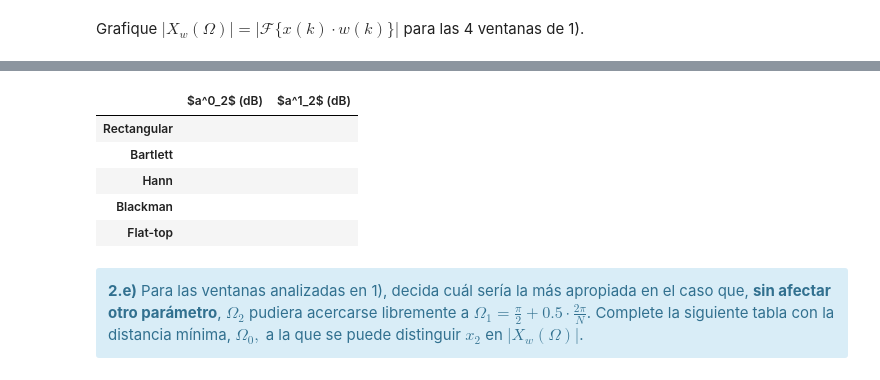
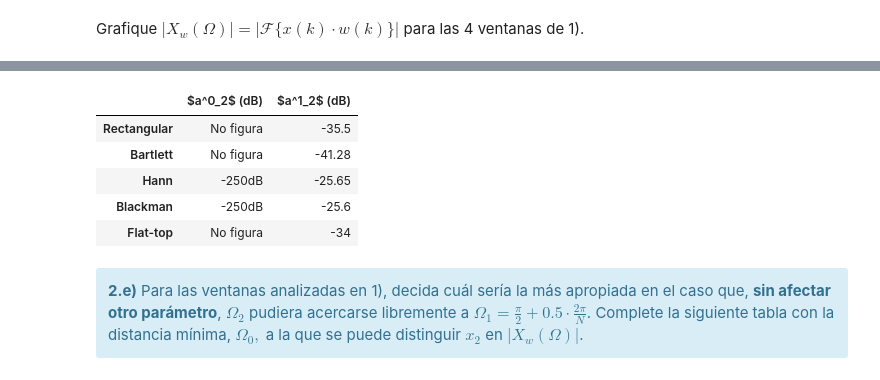
Before and after one commit to fgerce/DSP, a Jupyter notebook: TP2 - Ventanas.ipynb, the cells around one changed output, grey strips where cells are left out. Drawn from its saved outputs; the diff is of its cells as text; code cells hidden in the pictures.

```diff
--- a/TP2 - Ventanas.ipynb
+++ b/TP2 - Ventanas.ipynb
@@ -282,32 +429,32 @@ Grafique $\lvert X_w(\Omega) \rvert = \lvert \mathcal{F}\{ x(k) · w(k) \} \rver
 # %%
 
 #######################################
 # Tu simulación que genere resultados #
 #######################################
 
 tus_resultados = [
-                   ['', ''], # <-- acá debería haber numeritos :)
-                   ['', ''], # <-- acá debería haber numeritos :)
-                   ['', ''], # <-- acá debería haber numeritos :)
-                   ['', ''], # <-- acá debería haber numeritos :)
-                   ['', ''] # <-- acá debería haber numeritos :)
+                   ['No figura', '-35.5'], # <-- acá debería haber numeritos :)
+                   ['No figura', '-41.28'], # <-- acá debería haber numeritos :)
+                   ['-250dB', '-25.65'], # <-- acá debería haber numeritos :)
+                   ['-250dB', '-25.6'], # <-- acá debería haber numeritos :)
+                   ['No figura', '-34'] # <-- acá debería haber numeritos :)
                  ]
 df = DataFrame(tus_resultados, columns=['$a^0_2$ (dB)','$a^1_2$ (dB)'],
                index=[
                         'Rectangular',
                         'Bartlett',
                         'Hann',
                         'Blackman',
                         'Flat-top'
                      ])
 HTML(df.to_html())
 # %% [output]
 |  | $a^0_2$ (dB) | $a^1_2$ (dB) |
-| Rectangular |  |  |
-| Bartlett |  |  |
-| Hann |  |  |
-| Blackman |  |  |
-| Flat-top |  |  |
+| Rectangular | No figura | -35.5 |
+| Bartlett | No figura | -41.28 |
+| Hann | -250dB | -25.65 |
+| Blackman | -250dB | -25.6 |
+| Flat-top | No figura | -34 |
 # %% [markdown]
 <div class="alert alert-block alert-info">
 <b>2.e)</b> Para las ventanas analizadas en 1), decida cuál sería la más apropiada en el caso que, <b>sin afectar otro parámetro</b>, $\Omega_2$ pudiera acercarse libremente a $\Omega_1 = \frac{\pi}{2} + 0.5·\frac{2\pi}{N}$. Complete la siguiente tabla con la distancia mínima, $\Omega_0, $ a la que se puede distinguir $x_2$ en $\lvert X_w(\Omega) \rvert$.
```
Also changed, not shown: parts of 8 cells of this notebook, 3 other files.
